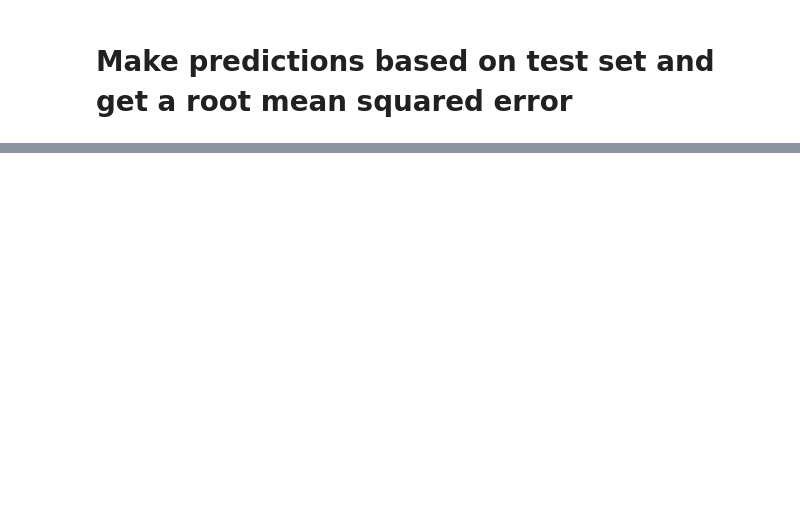
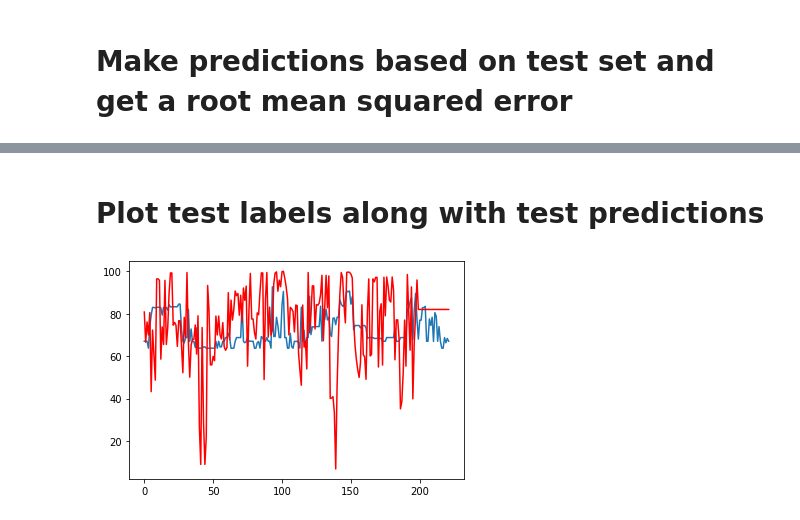
Before and after one commit to nnbaokhang/Descriptive-and-Predictive-Deep-Learning-Analytical-Tools-for-Enhanced-Bridge-Management, a Jupyter notebook: bidirectional_lstm_time_series_forecasting.ipynb, the cells around one changed output, grey strips where cells are left out. Saved outputs shown, nothing was run; the diff lists cells and outputs as text; code cells hidden in the pictures; blank space fills up the shorter version.

```diff
--- a/bidirectional_lstm_time_series_forecasting.ipynb
+++ b/bidirectional_lstm_time_series_forecasting.ipynb
@@ -196,6 +211,6 @@ pyplot.show()
 from sklearn.metrics import mean_squared_error
 import math
 
-yhat = bidirectional_lstm_model.predict(test_X)
-mse = mean_squared_error(test_y, yhat)
+test_yhat = bidirectional_lstm_model.predict(test_X)
+mse = mean_squared_error(test_y, test_yhat)
 rmse = math.sqrt(mse)
@@ -205,0 +231,10 @@ rmse
+# %% [markdown]
+# Plot test labels along with test predictions
+# %%
+from matplotlib import pyplot
+
+pyplot.plot(test_yhat, label='actual')
+pyplot.plot(test_y, color='red', label='predicted')
+pyplot.show()
+# %% [output]
+[figure, added]
```
Also changed, not shown: parts of 10 cells of this notebook.
